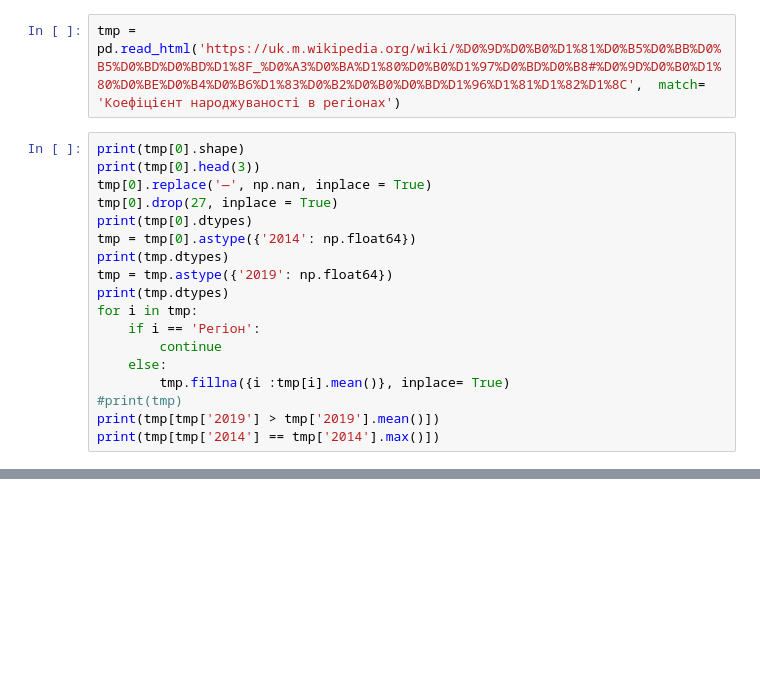
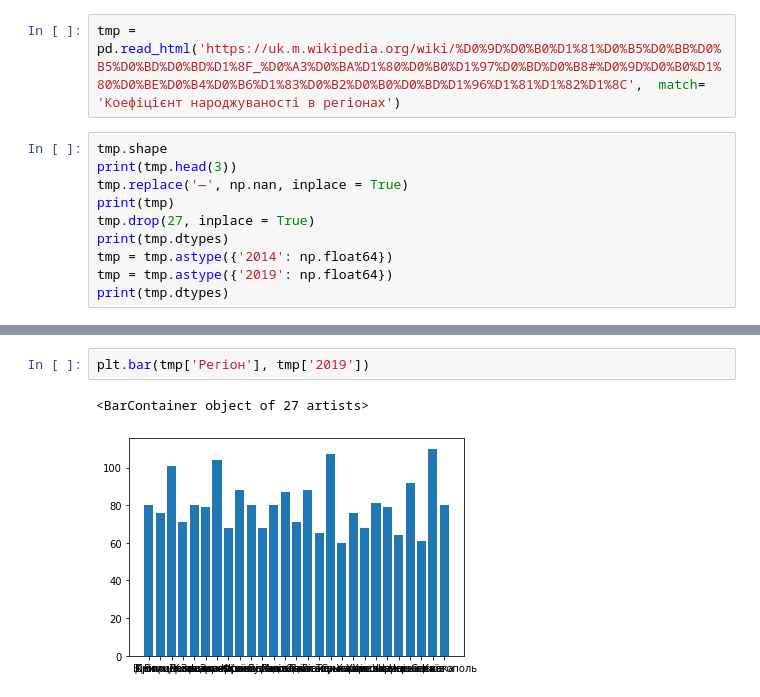
Before and after one commit to Andr-Mih/goit-python, a Jupyter notebook: Block3/Modul2/Hw2_1.ipynb, the cells around one changed output, grey strips where cells are left out. Cells and saved outputs as stored; diff of their text form; blank space fills up the shorter version.

```diff
--- a/Block3/Modul2/Hw2_1.ipynb
+++ b/Block3/Modul2/Hw2_1.ipynb
@@ -4,21 +5,13 @@ import numpy as np
 # %%
 tmp = pd.read_html('https://uk.m.wikipedia.org/wiki/%D0%9D%D0%B0%D1%81%D0%B5%D0%BB%D0%B5%D0%BD%D0%BD%D1%8F_%D0%A3%D0%BA%D1%80%D0%B0%D1%97%D0%BD%D0%B8#%D0%9D%D0%B0%D1%80%D0%BE%D0%B4%D0%B6%D1%83%D0%B2%D0%B0%D0%BD%D1%96%D1%81%D1%82%D1%8C',  match= 'Коефіцієнт народжуваності в регіонах')
 # %%
-print(tmp[0].shape)
-print(tmp[0].head(3))
-tmp[0].replace('—', np.nan, inplace = True)
-tmp[0].drop(27, inplace = True)
-print(tmp[0].dtypes)
-tmp = tmp[0].astype({'2014': np.float64})
+tmp.shape
+print(tmp.head(3))
+tmp.replace('—', np.nan, inplace = True)
+print(tmp)
+tmp.drop(27, inplace = True)
 print(tmp.dtypes)
+tmp = tmp.astype({'2014': np.float64})
 tmp = tmp.astype({'2019': np.float64})
 print(tmp.dtypes)
-for i in tmp:
-    if i == 'Регіон':
-        continue
-    else:
-        tmp.fillna({i :tmp[i].mean()}, inplace= True)
-#print(tmp)
-print(tmp[tmp['2019'] > tmp['2019'].mean()])
-print(tmp[tmp['2014'] == tmp['2014'].max()])
 # %% [output]
@@ -41,0 +57,5 @@ print(tmp[tmp['2014'] == tmp['2014'].max()])
+# %%
+plt.bar(tmp['Регіон'], tmp['2019'])
+# %% [output]
+<BarContainer object of 27 artists>
+[figure, added]
```
Also changed, not shown: parts of 4 cells of this notebook, 2 other files.
